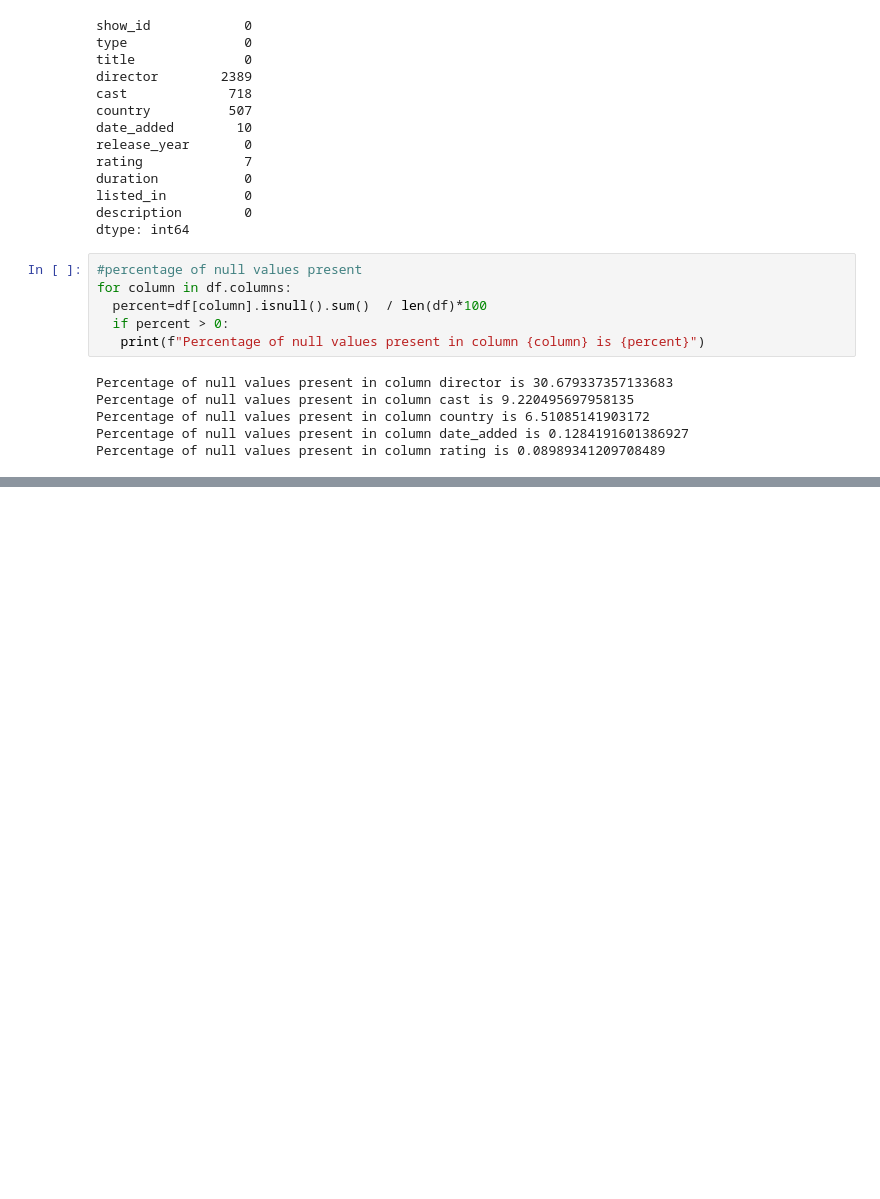
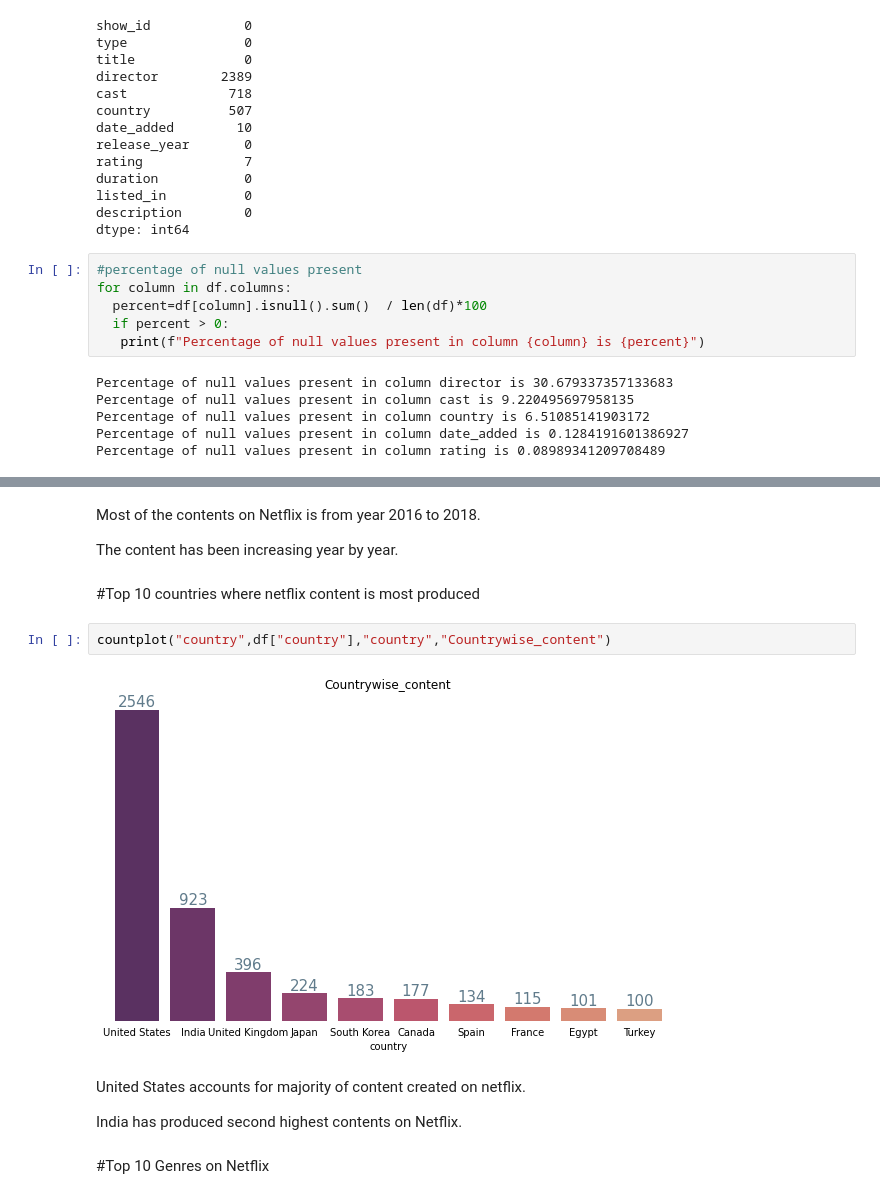
Before and after one commit to sneraikar/Netflix-Movies-and-TV-shows-clustering, a Jupyter notebook: NETFLIX_MOVIES_AND_TV_SHOWS_CLUSTERING.ipynb, the cells around one changed output, grey strips where cells are left out. Cells and saved outputs as stored; diff of their text form; blank space fills up the shorter version.

```diff
--- a/NETFLIX_MOVIES_AND_TV_SHOWS_CLUSTERING.ipynb
+++ b/NETFLIX_MOVIES_AND_TV_SHOWS_CLUSTERING.ipynb
@@ -226,0 +371,16 @@ Percentage of null values present in column rating is 0.08989341209708489
+# %% [markdown]
+Most of the contents on Netflix is from year 2016 to 2018.
+
+The content has been increasing year by year.
+# %% [markdown]
+#Top 10 countries where netflix content is most produced
+# %%
+countplot("country",df["country"],"country","Countrywise_content")
+# %% [output]
+[figure, added]
+# %% [markdown]
+United States accounts for majority of content created on netflix.
+
+India has produced second highest contents on Netflix.
+# %% [markdown]
+#Top 10 Genres on Netflix
```
Also changed, not shown: parts of 43 cells of this notebook.
